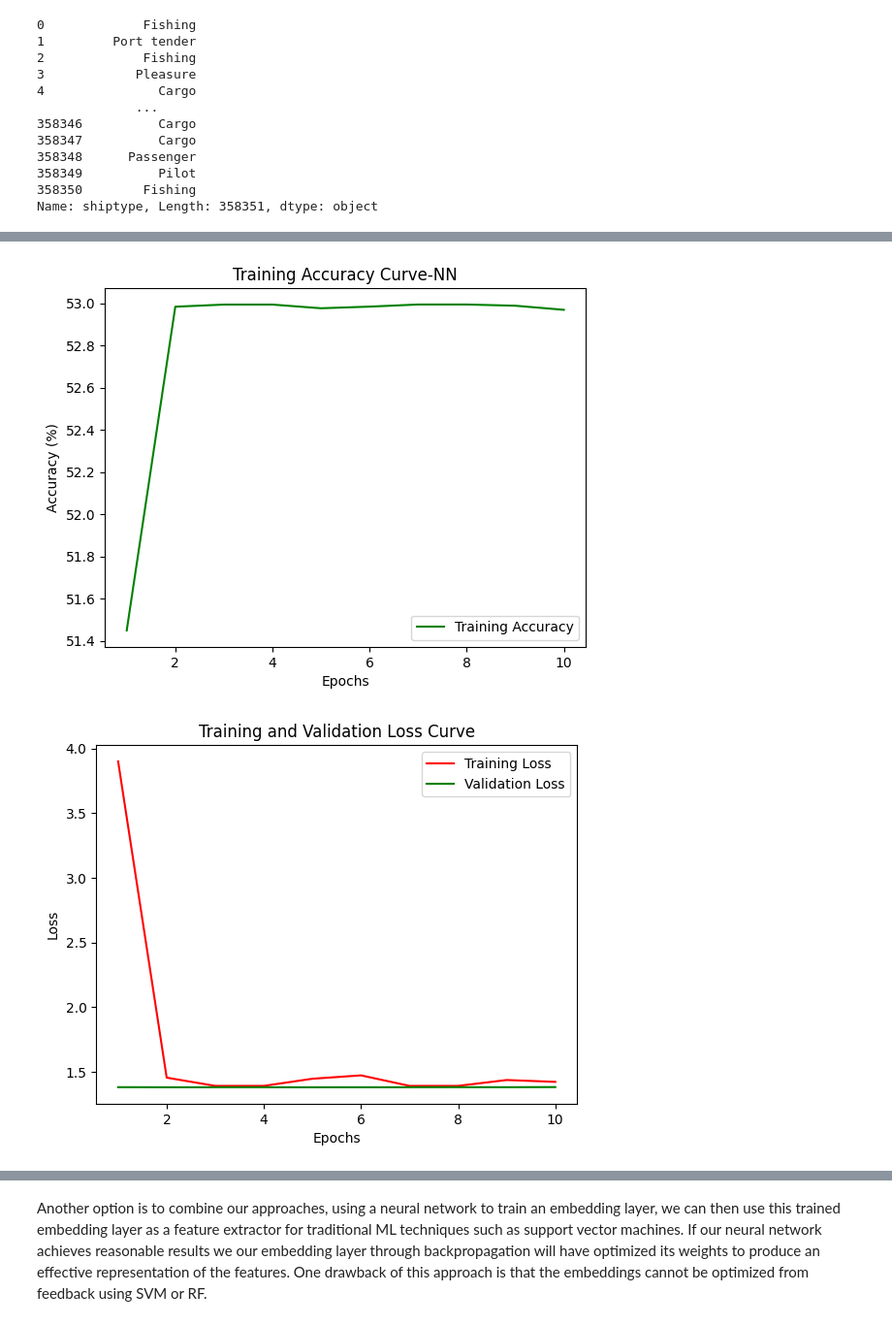
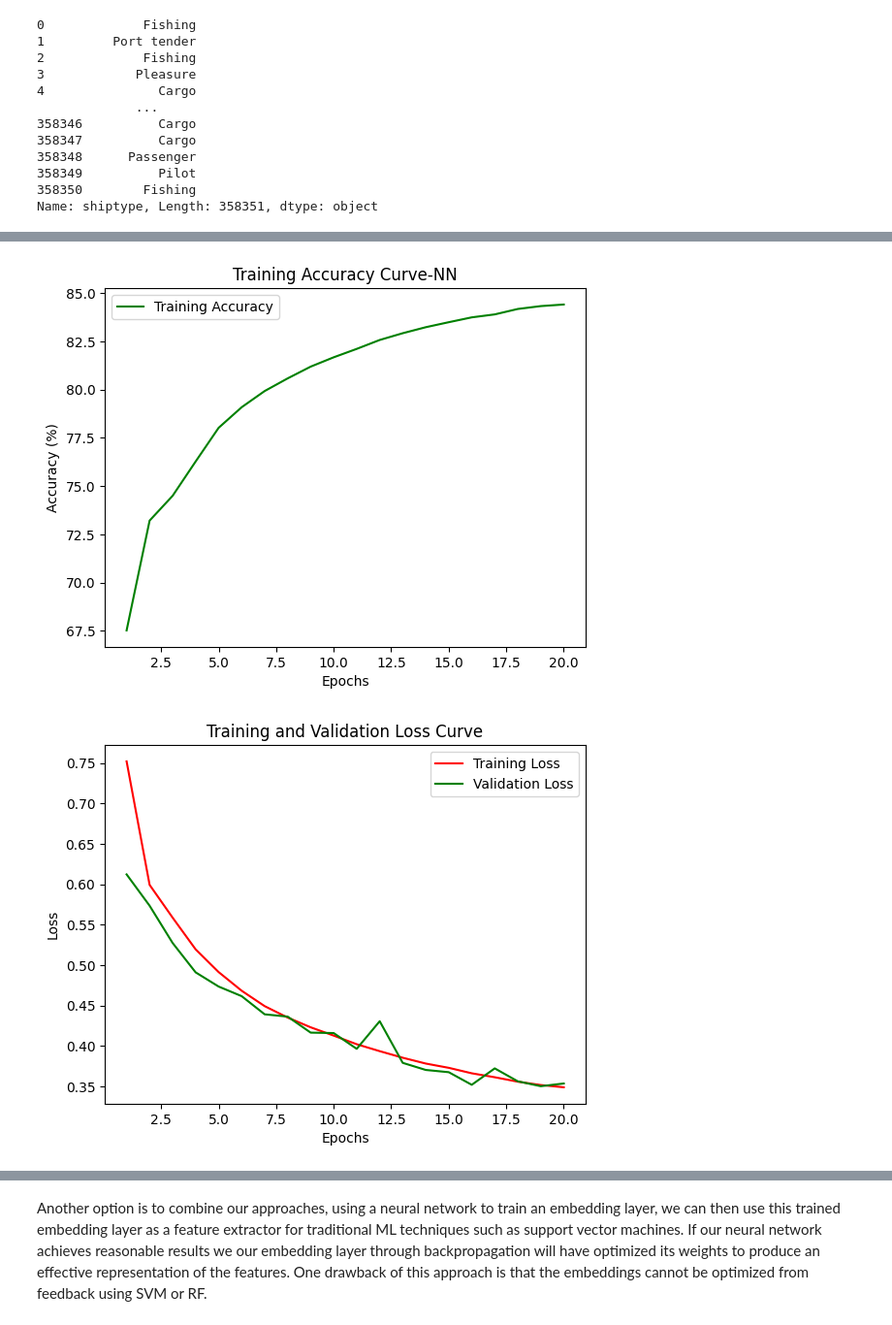
Before and after one commit to brasdorlakes/NTN_lab_AI_seminar, a Jupyter notebook: Seminar_Notebook2.ipynb, the cells around one changed output, grey strips where cells are left out. Shown at 97% size. Cells and saved outputs as stored; diff of their text form; code cells hidden in the pictures.

```diff
--- a/Seminar_Notebook2.ipynb
+++ b/Seminar_Notebook2.ipynb
@@ -11,5 +11,8 @@ To save time we will import the preprocessed data using the csv files provided.
 # %%
 Complete_dataset=pd.read_csv('Cleaned_AIS_Dataset.csv')
 one_hot=pd.read_csv('One_Hot.csv')
-print(Complete_dataset)
+print(one_hot)
+one_hot = one_hot.drop(columns=['Unnamed: 0'])
+print(one_hot)
+#print(Complete_dataset)
 # %% [output]
@@ -80,7 +86,7 @@ class Model(nn.Module):
             embedding_dim=embedding_dim
         )
 
-        self.input_dim = embedding_dim + num_numeric_features+1
+        self.input_dim = embedding_dim + num_numeric_features
 
         self.fc1 = nn.Linear(self.input_dim, 128)
         self.fc2 = nn.Linear(128, 64)
@@ -473,7 +501,7 @@ class Simple_Model(nn.Module):
     def __init__(self, num_numeric_features):
         super().__init__()
 
-        self.input_dim = num_numeric_features+1
+        self.input_dim = num_numeric_features
 
         self.fc1 = nn.Linear(self.input_dim, 128)
         self.fc2 = nn.Linear(128, 64)
@@ -530,7 +558,7 @@ feature_val_dataloader   = DataLoader(feature_val_dataset, batch_size=32, shuffl
 feature_test_dataloader=DataLoader(feature_test_dataset,batch_size=32,shuffle=True)
 # %%
 #Next same training and evaluation logic as before
-training_epochs=10
+training_epochs=20
 net_nns=Simple_Model(15)
 optimizer = torch.optim.Adam(net_nns.parameters(), lr=1e-3)
 
@@ -628,3 +656,3 @@ Val Accuracy: 53.10%
 Finished Training
-[figure, old version]
+[figure, new version]
-[figure, old version]
+[figure, new version]
```
Also changed, not shown: parts of 32 cells of this notebook.
